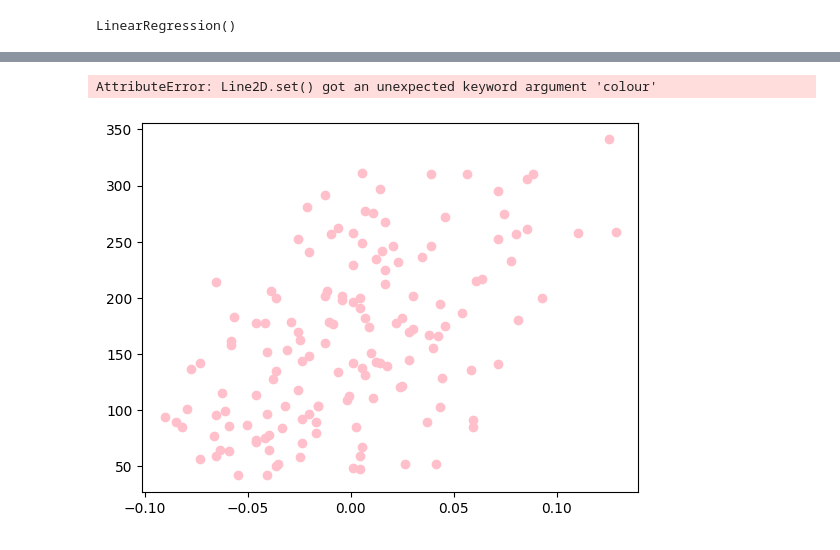
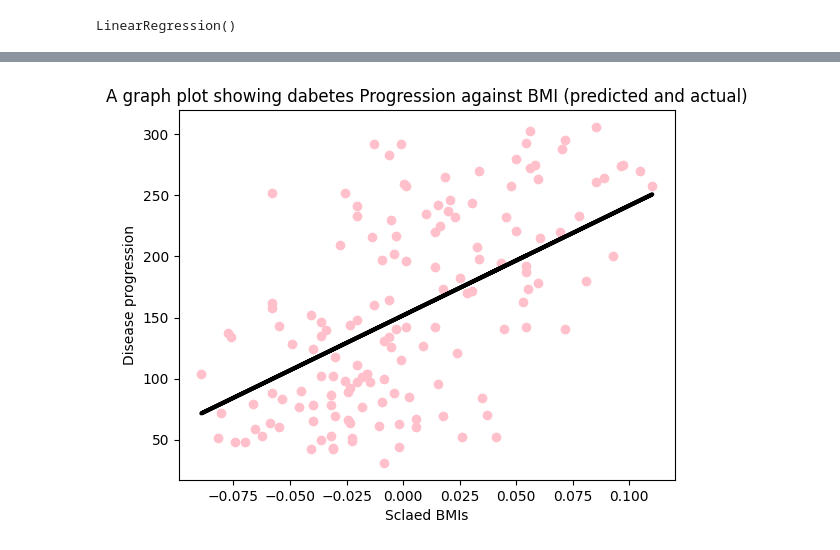
Before and after one commit to oluwatomi-olasoji/ml-for-beginners, a Jupyter notebook: 2-Regression/1-Tools/notebook.ipynb, the cells around one changed output, grey strips where cells are left out. Drawn from its saved outputs; the diff is of its cells as text; code cells hidden in the pictures.

```diff
--- a/2-Regression/1-Tools/notebook.ipynb
+++ b/2-Regression/1-Tools/notebook.ipynb
@@ -172,13 +172,12 @@ Percentage error: 40.21794111291622
 # %%
 #Visualizing the results with a graph
 
 plt.scatter(x_test, y_test, color = 'pink')
-plt.plot(x_test, y_pred2, colour = 'black', linewidth = 3)
+plt.plot(x_test, y_pred2, color = 'black', linewidth = 3)
 
 plt.xlabel('Sclaed BMIs')
 plt.ylabel('Disease progression')
 plt.title('A graph plot showing dabetes Progression against BMI (predicted and actual)')
 plt.show()
 # %% [output]
-AttributeError: Line2D.set() got an unexpected keyword argument 'colour'
-[figure, old version]
+[figure, new version]
```
Also changed, not shown: parts of 3 cells of this notebook.
